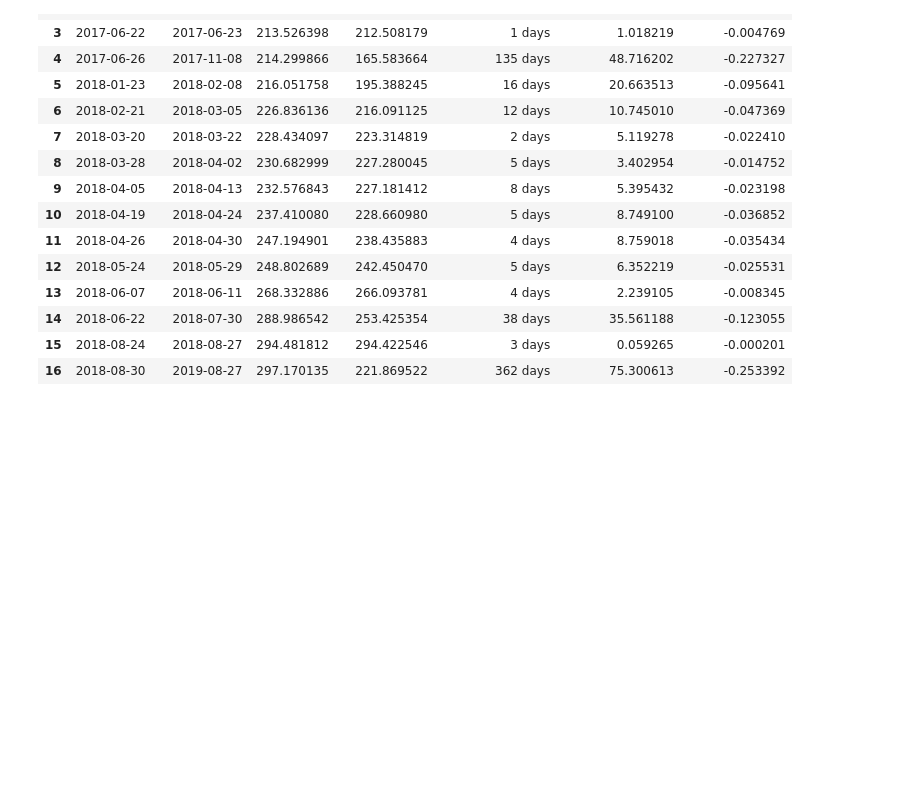
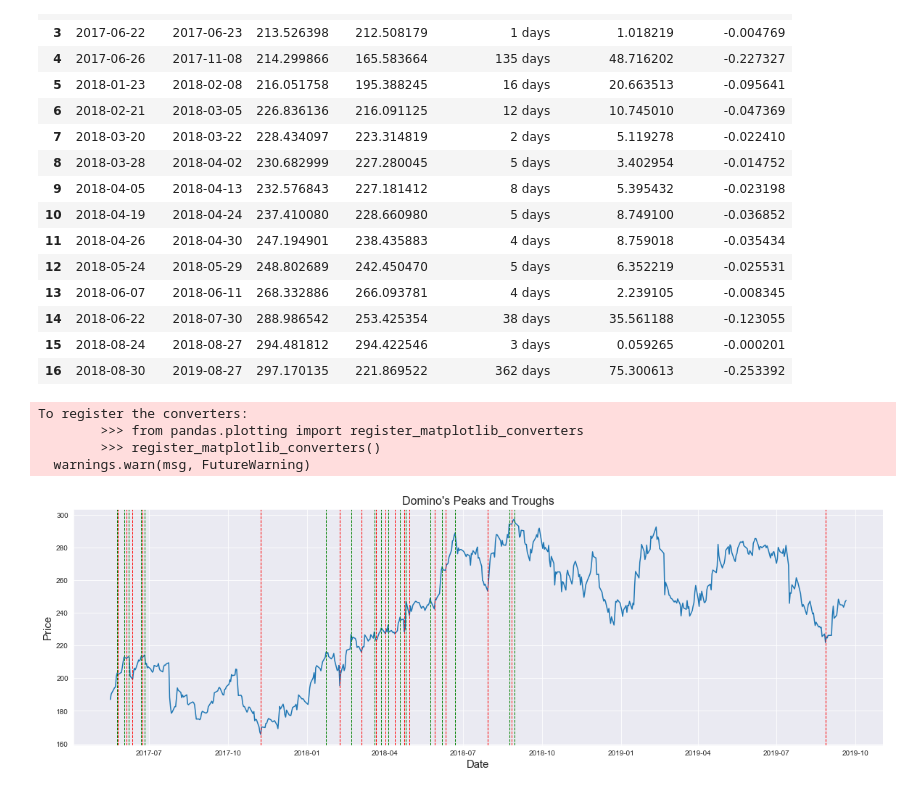
Before and after one commit to cjriggio/DrawDowns, a Jupyter notebook: DrawDowns.ipynb, the cells around one changed output. Drawn from its saved outputs; the diff is of its cells as text; code cells hidden in the pictures; blank space fills up the shorter version.

```diff
--- a/DrawDowns.ipynb
+++ b/DrawDowns.ipynb
@@ -145,3 +146,34 @@ drawdown(dpz)
 | 14 | 2018-06-22 | 2018-07-30 | 288.986542 | 253.425354 | 38 days | 35.561188 | -0.123055 |
 | 15 | 2018-08-24 | 2018-08-27 | 294.481812 | 294.422546 | 3 days | 0.059265 | -0.000201 |
 | 16 | 2018-08-30 | 2019-08-27 | 297.170135 | 221.869522 | 362 days | 75.300613 | -0.253392 |
+# %%
+drawdown_df = drawdown(dpz)
+# %%
+fig = plt.figure(figsize=(20,6))
+sns.lineplot(dpz['Date'], dpz['Price'])
+
+ax = fig.gca()
+
+for i in range(len(drawdown_df)):
+    ax.axvline(drawdown_df['Peak Date'][i],
+               color='green',
+               linestyle='--',
+               lw=1)
+
+for i in range(len(drawdown_df)):
+    ax.axvline(drawdown_df['Trough Date'][i],
+               color='red',
+               linestyle='--',
+               lw=1)
+
+
+plt.title("Domino's Peaks and Troughs", fontsize=16)
+plt.xlabel('Date', fontsize=15)
+plt.ylabel('Price',fontsize=15)
+plt.show()
+# %% [output]
+To register the converters:
+        >>> from pandas.plotting import register_matplotlib_converters
+        >>> register_matplotlib_converters()
+  warnings.warn(msg, FutureWarning)
+[figure, added]
```
Also changed, not shown: parts of 2 cells of this notebook.
